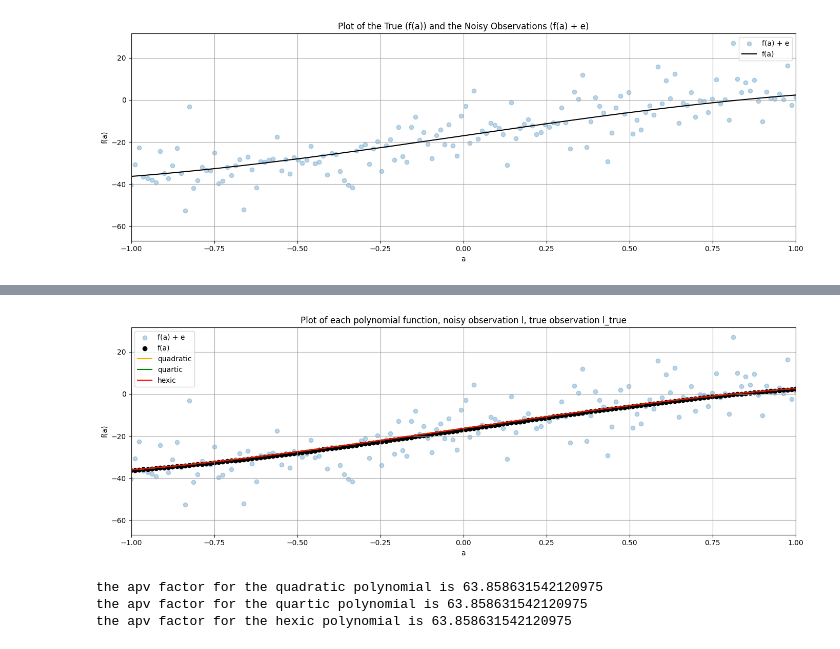
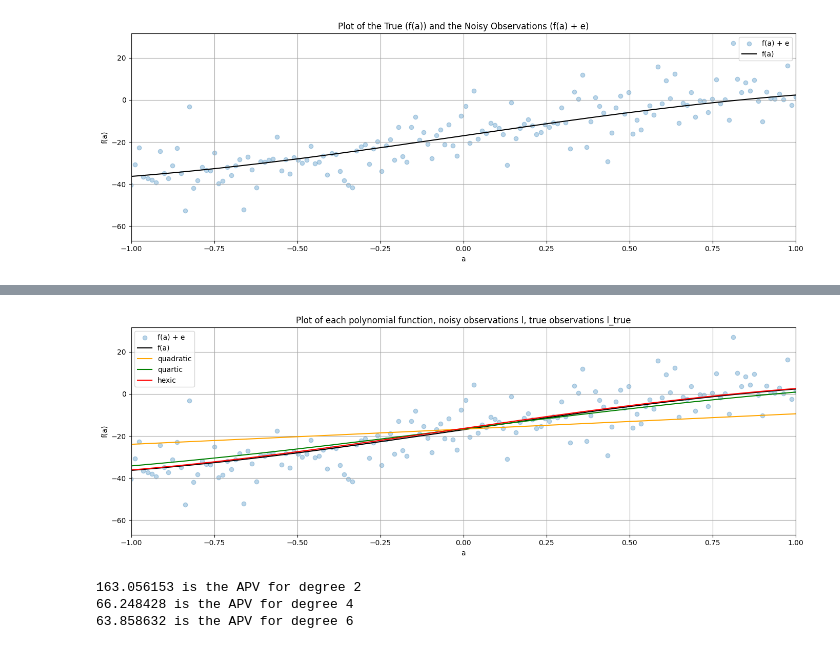
Before and after one commit to karafitzgerald/ENGG680_2025_Fall, a Jupyter notebook: Lab_Assignment1/StudentGradeManagement.ipynb, the cells around one changed output, grey strips where cells are left out. Cells and saved outputs as stored; diff of their text form; code cells hidden in the pictures.

```diff
--- a/Lab_Assignment1/StudentGradeManagement.ipynb
+++ b/Lab_Assignment1/StudentGradeManagement.ipynb
@@ -620,3 +653,8 @@ plt.show()
 # From the scatter plot, is there a relationship between the Math and English grades?
 # (1 mark)
 #
+import numpy as np
+x = df_studentGrades['englishGrade']
+y=df_studentGrades['mathGrade']
+r=np.corrcoef(x,y)
+print(f"The correlation coefficient for the distirbution is {r[0,1]}")
@@ -741,5 +796,15 @@ def fit_polynomial_curve(a: np.ndarray, l: np.ndarray, P: np.ndarray, deg: int)
 # (1 marks)
 # ...
 degrees = [2, 4, 6]
+results = {}
+
 for deg in degrees:
     x, cov_x, apv, v = fit_polynomial_curve(a, l, P, deg)
+    results[deg] = {
+        'coefficients': x,
+        'covariance': cov_x,
+        'apv': apv,
+        'residuals': v
+    }
+    print(f"Results for polynomial degree {deg} is:")
+    print(results)
@@ -748,56 +831,52 @@ for deg in degrees:
 # use the estimated coefficients x and constants array a, construct polynomial functions for each degree
 # hint: use polyval function from numpy library (check input argument carefully)
 # (1 marks)
-deg = [2]
-quadratic_uw = np.polyval(x, a)
-deg = [4]
-quartic_uw = np.polyval(x, a)
-deg = [6]
-hexic_uw = np.polyval(x, a)
+
+poly2 = results[2]['coefficients']
+poly4 = results[4]['coefficients']
+poly6 = results[6]['coefficients']
+#the above calls the coefficient stored in our dictionary to solve for each degree value
+
+quadratic_uw = np.polyval (poly2,a)
+quartic_uw = np.polyval (poly4,a)
+hexic_uw = np.polyval (poly6,a)
 # %%
 # step 8
 # use the matplotlib to plot each polynomial function, noisy observations l, true observations l_true, together in one single figure
 # for the polynomials of line, cubic and quintic, use color of orange, green and red respectively.
 # (2 marks)
 
 fig, ax = plt.subplots(nrows=1, ncols=1, figsize=(14, 5))
-plt.scatter(a, l, color='tab:blue', marker='o', alpha=0.3, label='f(a) + e')
-plt.scatter(a, l_true, color='k', label='f(a)')
-plt.plot(a, quadratic_uw, color='orange', label='quadratic')
-plt.plot(a, quartic_uw, color='green', label='quartic')
-plt.plot(a, hexic_uw, color='red', label='hexic')
+plt.scatter(a, l, color='tab:blue', marker = 'o', label = 'f(a) + e', alpha = 0.3 )
+plt.plot(a, l_true, color='k', label = 'f(a)')
+plt.plot(a, quadratic_uw, color='orange', label = 'quadratic')
+plt.plot(a, quartic_uw, color='green', label = 'quartic')
+plt.plot(a, hexic_uw, color='red', label = 'hexic')
 plt.legend()
 plt.xlabel('a')
 plt.ylabel('f(a)')
-plt.title('Plot of each polynomial function, noisy observation l, true observation l_true')
+plt.title('Plot of each polynomial function, noisy observations l, true observations l_true')
 plt.xlim(-1,1)
 
 
 ax.grid(True, which='both',ls='-',color='0.65')
 
 fig.tight_layout()
 # %% [output]
-[figure, old version]
+[figure, new version]
 # %%
 # step 9
 # print the a posterier variance factor for each polynomial function
 # (3 marks)
 # apv is the measure of the goodness fit
 
-deg = [2]
-print (f"the apv factor for the quadratic polynomial is", apv)
-
-deg = [4]
-print (f"the apv factor for the quartic polynomial is", apv)
-
-deg = [6]
-print (f"the apv factor for the hexic polynomial is", apv)
-
-#confirm with TA
+for deg in degrees :
+  apv = results[deg]['apv']
+  print(f"{apv:.6f} is the APV for degree {deg}")
 # %% [output]
-the apv factor for the quadratic polynomial is 63.858631542120975
-the apv factor for the quartic polynomial is 63.858631542120975
-the apv factor for the hexic polynomial is 63.858631542120975
+163.056153 is the APV for degree 2
+66.248428 is the APV for degree 4
+63.858632 is the APV for degree 6
 # %%
 # step 10
 # compute and print the norm between the predicted observations (output from each polynomial function) and the true observations
```
Also changed, not shown: parts of 18 cells of this notebook.
